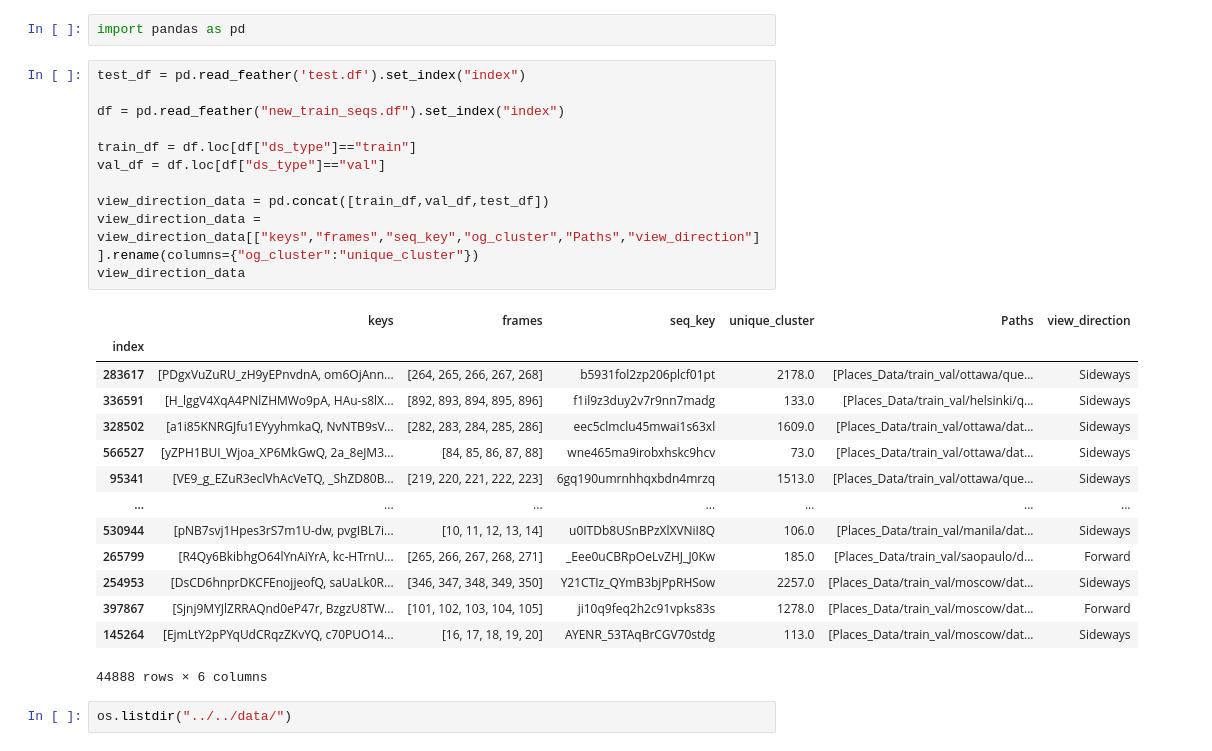
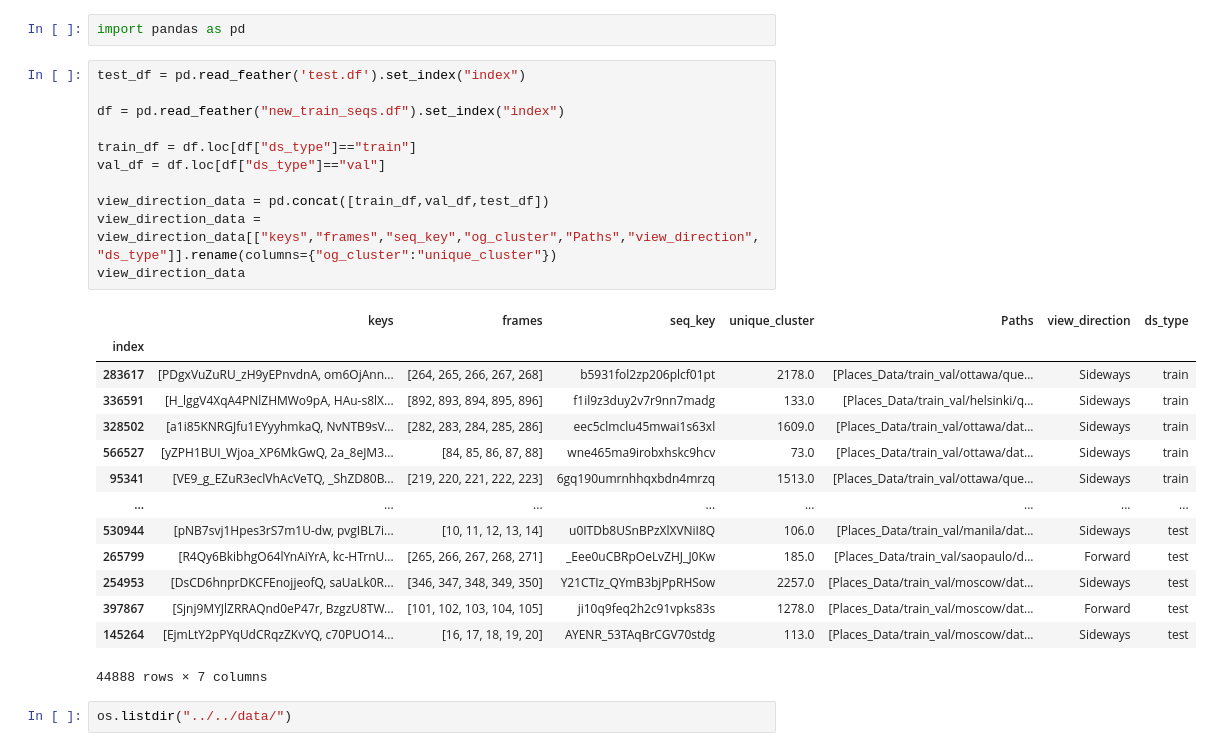
Before and after one commit to MockaWolke/SVI_Model_ToolBox, a Jupyter notebook: view_directions_sequence/training/evaluate_model.ipynb, the cells around one changed output. Drawn from its saved outputs; the diff is of its cells as text.

Commit message:
ds_type

```diff
--- a/view_directions_sequence/training/evaluate_model.ipynb
+++ b/view_directions_sequence/training/evaluate_model.ipynb
@@ -3,29 +3,29 @@ import pandas as pd
 # %%
 test_df = pd.read_feather('test.df').set_index("index")
 
 df = pd.read_feather("new_train_seqs.df").set_index("index")
 
 train_df = df.loc[df["ds_type"]=="train"]
 val_df = df.loc[df["ds_type"]=="val"]
 
 view_direction_data = pd.concat([train_df,val_df,test_df])
-view_direction_data = view_direction_data[["keys","frames","seq_key","og_cluster","Paths","view_direction"]].rename(columns={"og_cluster":"unique_cluster"})
+view_direction_data = view_direction_data[["keys","frames","seq_key","og_cluster","Paths","view_direction","ds_type"]].rename(columns={"og_cluster":"unique_cluster"})
 view_direction_data
 # %% [output]
-|  | keys | frames | seq_key | unique_cluster | Paths | view_direction |
-| index |  |  |  |  |  |  |
-| 283617 | [PDgxVuZuRU_zH9yEPnvdnA, om6OjAnn... | [264, 265, 266, 267, 268] | b5931fol2zp206plcf01pt | 2178.0 | [Places_Data/train_val/ottawa/que... | Sideways |
-| 336591 | [H_lggV4XqA4PNlZHMWo9pA, HAu-s8lX... | [892, 893, 894, 895, 896] | f1il9z3duy2v7r9nn7madg | 133.0 | [Places_Data/train_val/helsinki/q... | Sideways |
-| 328502 | [a1i85KNRGJfu1EYyyhmkaQ, NvNTB9sV... | [282, 283, 284, 285, 286] | eec5clmclu45mwai1s63xl | 1609.0 | [Places_Data/train_val/ottawa/dat... | Sideways |
-| 566527 | [yZPH1BUI_Wjoa_XP6MkGwQ, 2a_8eJM3... | [84, 85, 86, 87, 88] | wne465ma9irobxhskc9hcv | 73.0 | [Places_Data/train_val/ottawa/dat... | Sideways |
-| 95341 | [VE9_g_EZuR3eclVhAcVeTQ, _ShZD80B... | [219, 220, 221, 222, 223] | 6gq190umrnhhqxbdn4mrzq | 1513.0 | [Places_Data/train_val/ottawa/que... | Sideways |
-| ... | ... | ... | ... | ... | ... | ... |
-| 530944 | [pNB7svj1Hpes3rS7m1U-dw, pvgIBL7i... | [10, 11, 12, 13, 14] | u0ITDb8USnBPzXlXVNiI8Q | 106.0 | [Places_Data/train_val/manila/dat... | Sideways |
-| 265799 | [R4Qy6BkibhgO64lYnAiYrA, kc-HTrnU... | [265, 266, 267, 268, 271] | _Eee0uCBRpOeLvZHJ_J0Kw | 185.0 | [Places_Data/train_val/saopaulo/d... | Forward |
-| 254953 | [DsCD6hnprDKCFEnojjeofQ, saUaLk0R... | [346, 347, 348, 349, 350] | Y21CTIz_QYmB3bjPpRHSow | 2257.0 | [Places_Data/train_val/moscow/dat... | Sideways |
-| 397867 | [Sjnj9MYJlZRRAQnd0eP47r, BzgzU8TW... | [101, 102, 103, 104, 105] | ji10q9feq2h2c91vpks83s | 1278.0 | [Places_Data/train_val/moscow/dat... | Forward |
-| 145264 | [EjmLtY2pPYqUdCRqzZKvYQ, c70PUO14... | [16, 17, 18, 19, 20] | AYENR_53TAqBrCGV70stdg | 113.0 | [Places_Data/train_val/moscow/dat... | Sideways |
+|  | keys | frames | seq_key | unique_cluster | Paths | view_direction | ds_type |
+| index |  |  |  |  |  |  |  |
+| 283617 | [PDgxVuZuRU_zH9yEPnvdnA, om6OjAnn... | [264, 265, 266, 267, 268] | b5931fol2zp206plcf01pt | 2178.0 | [Places_Data/train_val/ottawa/que... | Sideways | train |
+| 336591 | [H_lggV4XqA4PNlZHMWo9pA, HAu-s8lX... | [892, 893, 894, 895, 896] | f1il9z3duy2v7r9nn7madg | 133.0 | [Places_Data/train_val/helsinki/q... | Sideways | train |
+| 328502 | [a1i85KNRGJfu1EYyyhmkaQ, NvNTB9sV... | [282, 283, 284, 285, 286] | eec5clmclu45mwai1s63xl | 1609.0 | [Places_Data/train_val/ottawa/dat... | Sideways | train |
+| 566527 | [yZPH1BUI_Wjoa_XP6MkGwQ, 2a_8eJM3... | [84, 85, 86, 87, 88] | wne465ma9irobxhskc9hcv | 73.0 | [Places_Data/train_val/ottawa/dat... | Sideways | train |
+| 95341 | [VE9_g_EZuR3eclVhAcVeTQ, _ShZD80B... | [219, 220, 221, 222, 223] | 6gq190umrnhhqxbdn4mrzq | 1513.0 | [Places_Data/train_val/ottawa/que... | Sideways | train |
+| ... | ... | ... | ... | ... | ... | ... | ... |
+| 530944 | [pNB7svj1Hpes3rS7m1U-dw, pvgIBL7i... | [10, 11, 12, 13, 14] | u0ITDb8USnBPzXlXVNiI8Q | 106.0 | [Places_Data/train_val/manila/dat... | Sideways | test |
+| 265799 | [R4Qy6BkibhgO64lYnAiYrA, kc-HTrnU... | [265, 266, 267, 268, 271] | _Eee0uCBRpOeLvZHJ_J0Kw | 185.0 | [Places_Data/train_val/saopaulo/d... | Forward | test |
+| 254953 | [DsCD6hnprDKCFEnojjeofQ, saUaLk0R... | [346, 347, 348, 349, 350] | Y21CTIz_QYmB3bjPpRHSow | 2257.0 | [Places_Data/train_val/moscow/dat... | Sideways | test |
+| 397867 | [Sjnj9MYJlZRRAQnd0eP47r, BzgzU8TW... | [101, 102, 103, 104, 105] | ji10q9feq2h2c91vpks83s | 1278.0 | [Places_Data/train_val/moscow/dat... | Forward | test |
+| 145264 | [EjmLtY2pPYqUdCRqzZKvYQ, c70PUO14... | [16, 17, 18, 19, 20] | AYENR_53TAqBrCGV70stdg | 113.0 | [Places_Data/train_val/moscow/dat... | Sideways | test |
-44888 rows × 6 columns
+44888 rows × 7 columns
 # %%
 os.listdir("../../data/")
 # %%
```
Also changed, not shown: 1 other file.
